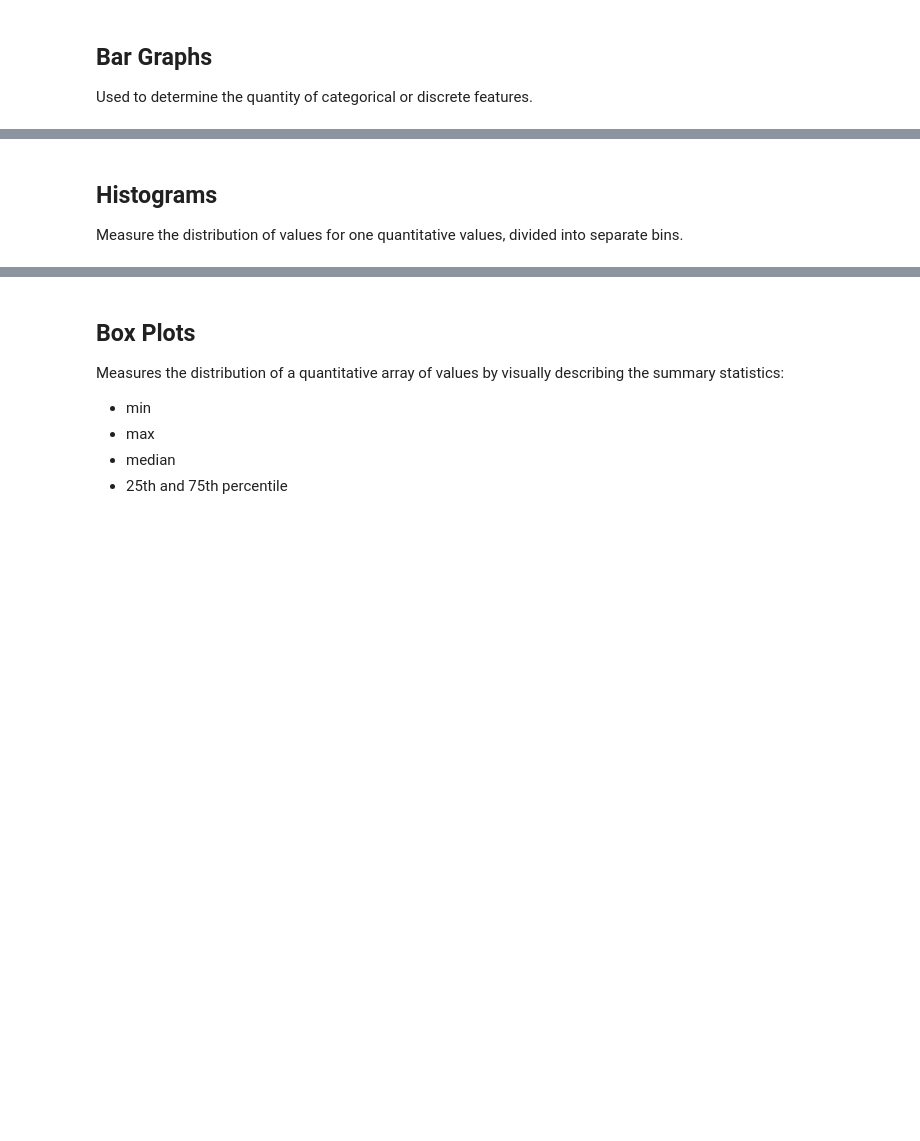
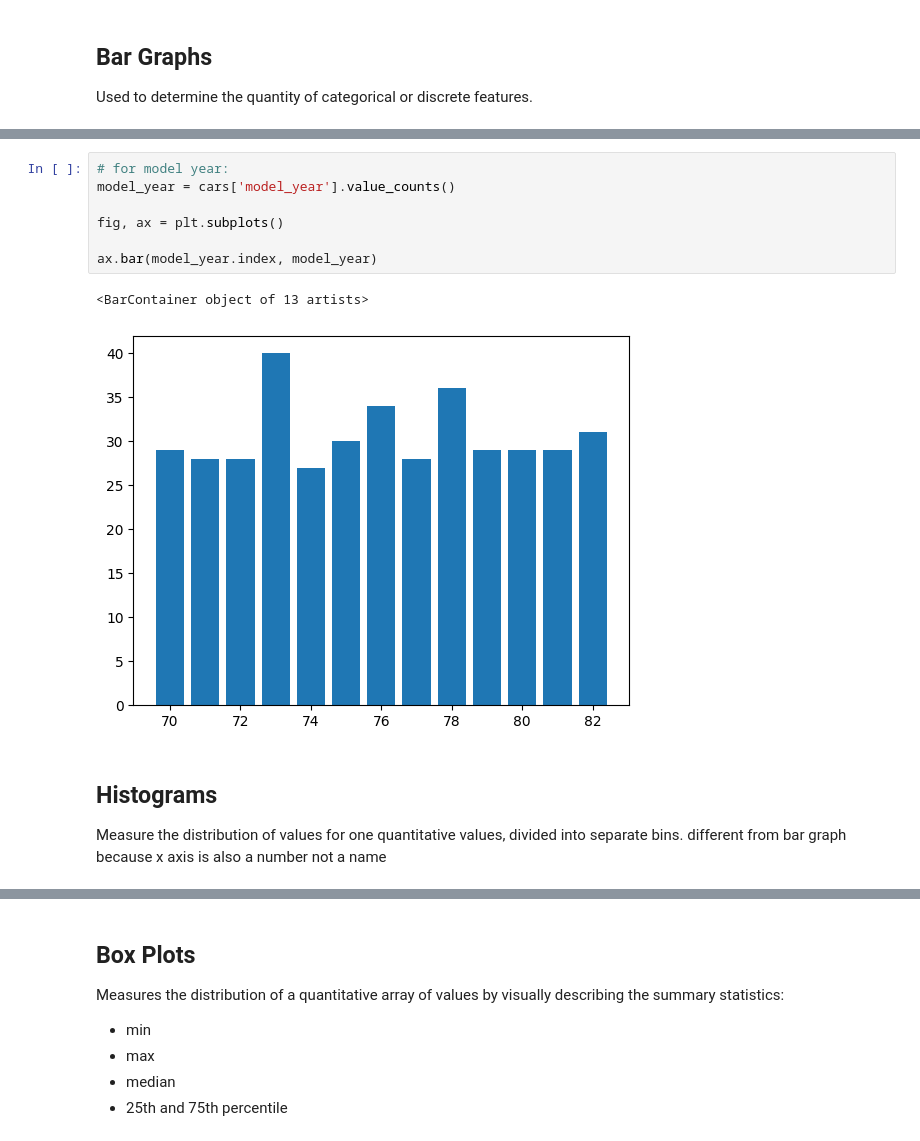
Before and after one commit to tsangrebecca/BloomTech, a Jupyter notebook: Orientation/DS_Fundamentals_Visualizations.ipynb, the cells around one changed output, grey strips where cells are left out. Saved outputs shown, nothing was run; the diff lists cells and outputs as text; blank space fills up the shorter version.

```diff
--- a/Orientation/DS_Fundamentals_Visualizations.ipynb
+++ b/Orientation/DS_Fundamentals_Visualizations.ipynb
@@ -34,3 +50,14 @@ Used to determine the quantity of categorical or discrete features.
+# %%
+# for model year:
+model_year = cars['model_year'].value_counts()
+
+fig, ax = plt.subplots()
+
+ax.bar(model_year.index, model_year)
+# %% [output]
+<BarContainer object of 13 artists>
+[figure, added]
 # %% [markdown]
 ## Histograms
 Measure the distribution of values for one quantitative values, divided into separate bins.
+different from bar graph because x axis is also a number not a name
```
Also changed, not shown: parts of 8 cells of this notebook.
